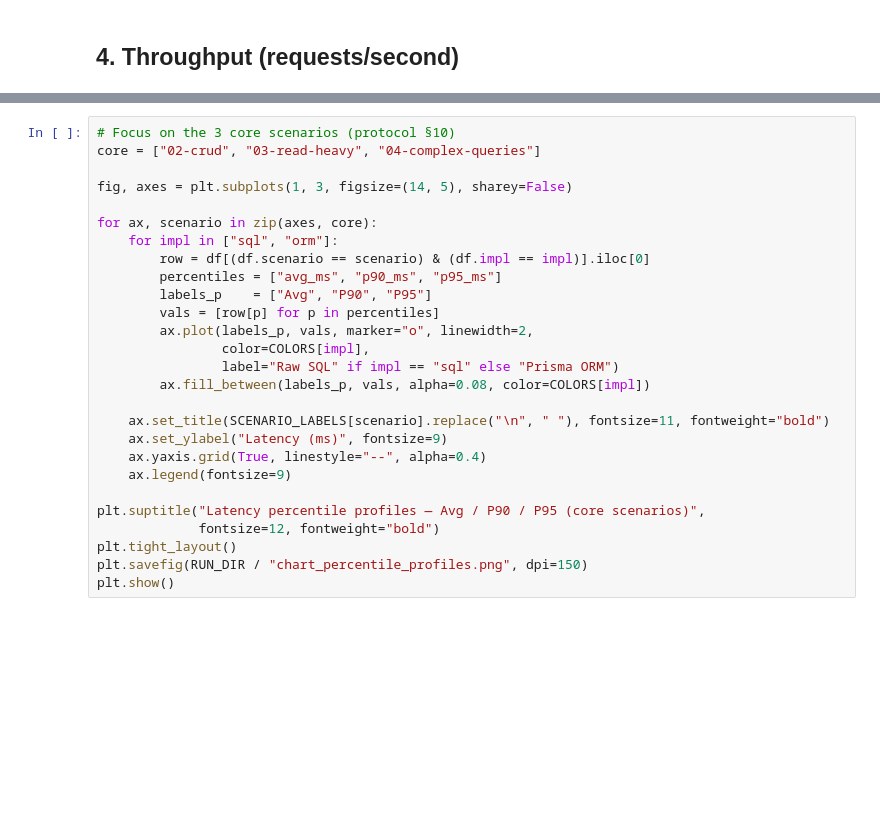
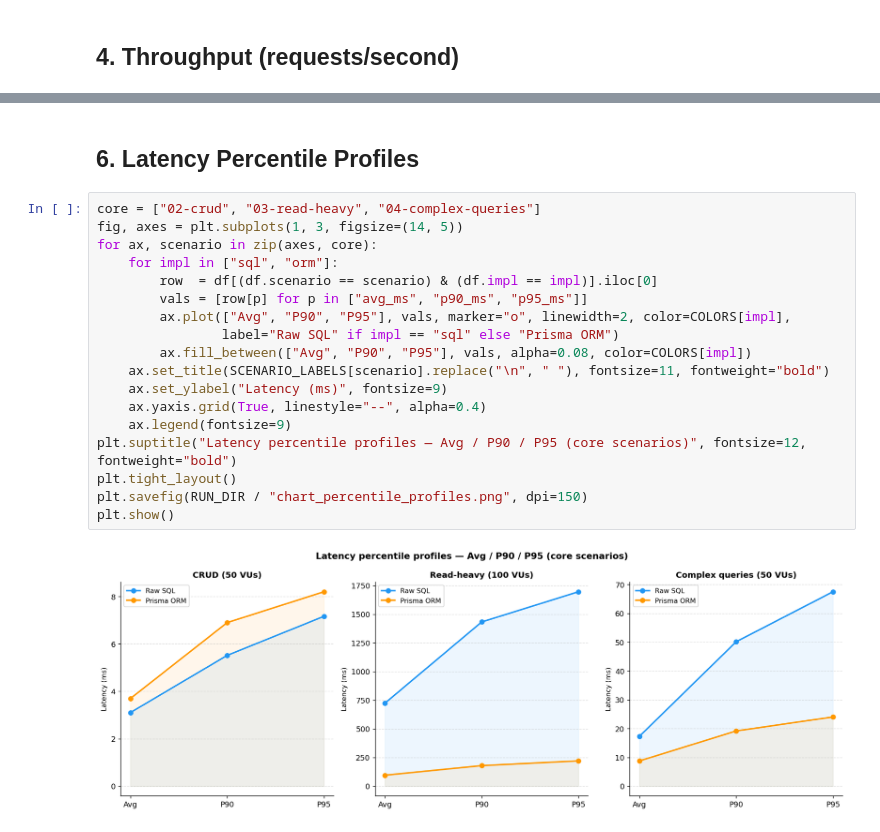
Before and after one commit to Nej-ma/orm-vs-sql-benchmark, a Jupyter notebook: analysis.ipynb, the cells around one changed output, grey strips where cells are left out. Cells and saved outputs as stored; diff of their text form; blank space fills up the shorter version.

```diff
--- a/analysis.ipynb
+++ b/analysis.ipynb
@@ -256,27 +231,22 @@ Shows the shape of the latency distribution — a wide spread between avg and P9
+# %% [markdown]
+## 6. Latency Percentile Profiles
 # %%
-# Focus on the 3 core scenarios (protocol §10)
 core = ["02-crud", "03-read-heavy", "04-complex-queries"]
-
-fig, axes = plt.subplots(1, 3, figsize=(14, 5), sharey=False)
-
+fig, axes = plt.subplots(1, 3, figsize=(14, 5))
 for ax, scenario in zip(axes, core):
     for impl in ["sql", "orm"]:
-        row = df[(df.scenario == scenario) & (df.impl == impl)].iloc[0]
-        percentiles = ["avg_ms", "p90_ms", "p95_ms"]
-        labels_p    = ["Avg", "P90", "P95"]
-        vals = [row[p] for p in percentiles]
-        ax.plot(labels_p, vals, marker="o", linewidth=2,
-                color=COLORS[impl],
+        row  = df[(df.scenario == scenario) & (df.impl == impl)].iloc[0]
+        vals = [row[p] for p in ["avg_ms", "p90_ms", "p95_ms"]]
+        ax.plot(["Avg", "P90", "P95"], vals, marker="o", linewidth=2, color=COLORS[impl],
                 label="Raw SQL" if impl == "sql" else "Prisma ORM")
-        ax.fill_between(labels_p, vals, alpha=0.08, color=COLORS[impl])
-
+        ax.fill_between(["Avg", "P90", "P95"], vals, alpha=0.08, color=COLORS[impl])
     ax.set_title(SCENARIO_LABELS[scenario].replace("\n", " "), fontsize=11, fontweight="bold")
     ax.set_ylabel("Latency (ms)", fontsize=9)
     ax.yaxis.grid(True, linestyle="--", alpha=0.4)
     ax.legend(fontsize=9)
-
-plt.suptitle("Latency percentile profiles — Avg / P90 / P95 (core scenarios)",
-             fontsize=12, fontweight="bold")
+plt.suptitle("Latency percentile profiles — Avg / P90 / P95 (core scenarios)", fontsize=12, fontweight="bold")
 plt.tight_layout()
 plt.savefig(RUN_DIR / "chart_percentile_profiles.png", dpi=150)
 plt.show()
+# %% [output]
+[figure, added]
```
Also changed, not shown: parts of 28 cells of this notebook, 12 other files.
